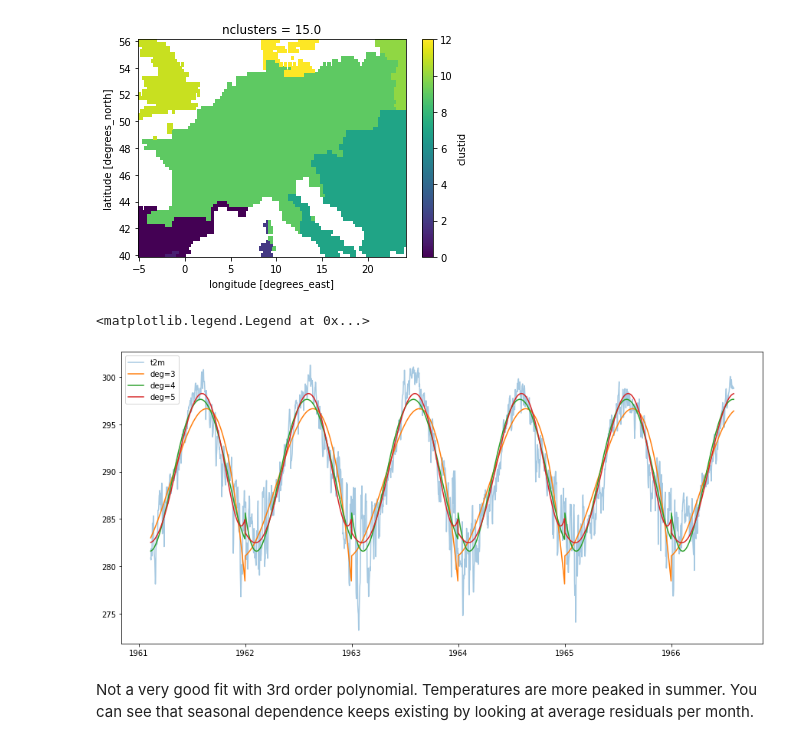
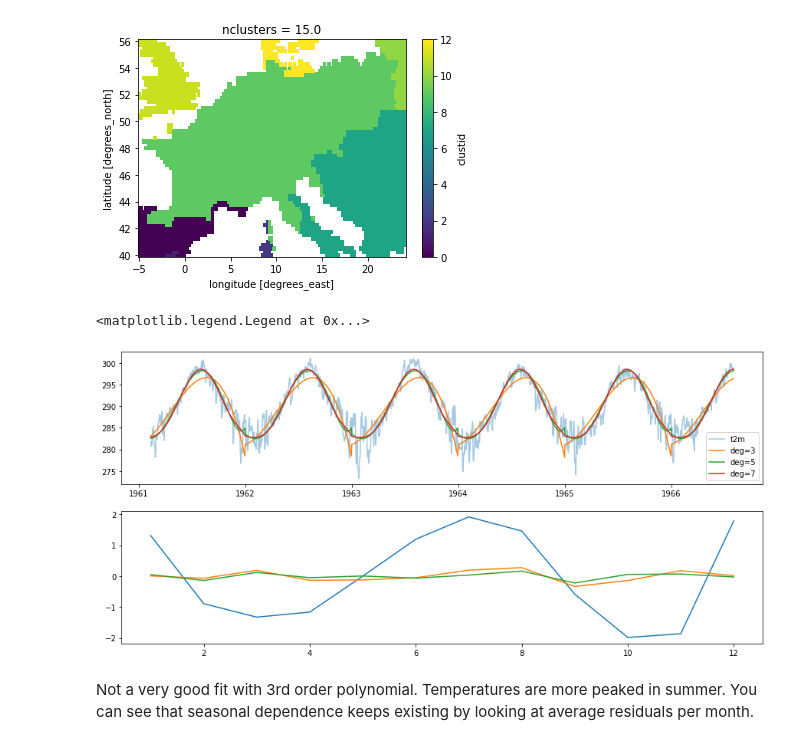
Before and after one commit to chiemvs/telegates, a Jupyter notebook: Explore.ipynb, the cells around one changed output. Drawn from its saved outputs; the diff is of its cells as text; code cells hidden in the pictures.

```diff
--- a/Explore.ipynb
+++ b/Explore.ipynb
@@ -162,7 +72,7 @@ detrended[:,latidx,lonidx].rolling({'time':31}, center = True).mean()[start:].pl
 # %%
 # Region cold2 seems to have most seasonal cycle.
 fig, axes = plt.subplots(nrows = 2, figsize = (10,8))
-for degree in [3,4,5,6,7]:
+for degree in [3,5,7]:
     #for key,field in components.items():
     key = 'c2'
     field = cold2
@@ -185,7 +95,7 @@ olr = xr.open_dataarray(eradir / 'olr_tropics.nc')
 # %%
 fig, axes = plt.subplots(nrows = 2, figsize = (10,8))
 field = olr[:,-30:,:100]
-for degree in [3,4]:
+for degree in [3,4,7]:
     ds, polyval = deseasonalize(field, per_year=False, return_polyval=True, degree = degree)
     spat = spatial_mean(ds)
     cycle = spat.groupby(spat.time.dt.month).mean()
@@ -220,12 +112,10 @@ def makeindex(deseason = True, remove_interannual = True, timeagg: int = None):
 # %%
-index = makeindex(deseason=False, remove_interannual=False)
-index2 = makeindex(deseason = True, remove_interannual=False)
-index3 = makeindex(deseason = True, remove_interannual=False, timeagg = 21)
-index4 = makeindex(deseason = True, remove_interannual=True)
-indices = {'1d_seas_inter':index,
-           '1d_deseas_inter':index2,
-           '21d_deseas_inter':index3,
-           '1d_deseas_deinter':index4,
+index2 = makeindex(deseason = True, remove_interannual=False, degree = 4)
+index3 = makeindex(deseason = True, remove_interannual=False, timeagg = 21, degree = 4)
+index4 = makeindex(deseason = True, remove_interannual=False, timeagg = 21, degree = 7)
+indices = {'1d_deseas_d4':index2,
+           '21d_deseas_d4':index3,
+           '21d_deseas_d7':index4,
           }
 # %% [markdown]
 Annual means not always meaningful. Big seasonal differences in the index. This need not result from remaining seasonality in the patches themselves.
@@ -432,8 +306,6 @@ subdomainlats = slice(40,56)
 subdomainlons = slice(-5,24)
 t2m = xr.open_dataarray(eradir / 't2m_europe.nc').sel(latitude = subdomainlats, longitude = subdomainlons)
 clusterfield = xr.open_dataarray('/scistor/ivm/jsn295/clusters/t2m-q095.nc').sel(nclusters = 15, latitude = subdomainlats, longitude = subdomainlons)
-# %%
-t2manom, polyval = deseasonalize(t2m,per_year=False, return_polyval=True, degree = 3)
 # %%
 clusterfield.plot()
 # %% [output]
@@ -446,14 +314,16 @@ t2manom3, polyval3 = deseasonalize(t2m,per_year=False, return_polyval=True, degr
 # %%
-timeslice = slice(4000,6000) # indices
-#timeslice = slice(14000,20000) # indices
-fig, ax = plt.subplots( figsize = (15,7))
-ax.plot(t2m[timeslice,0,-1].time, t2m[timeslice,0,-1].values, label = 't2m', alpha = 0.4)
-ax.plot(t2m[timeslice,0,-1].time, polyval[timeslice,0,-1].values, label = 'deg=3')
-ax.plot(t2m[timeslice,0,-1].time, polyval2[timeslice,0,-1].values, label = 'deg=4')
-ax.plot(t2m[timeslice,0,-1].time, polyval3[timeslice,0,-1].values, label = 'deg=5')
-ax.legend()
+timeslice = slice(4000,6000)
+fig, axes = plt.subplots(nrows = 2, figsize = (15,7))
+axes[0].plot(t2m[timeslice,0,-1].time, t2m[timeslice,0,-1].values, label = 't2m', alpha = 0.4)
+for degree in [3,5,7]:
+    t2manom, polyval = deseasonalize(t2m,per_year=False, return_polyval=True, degree = degree)
+    line = axes[0].plot(t2m[timeslice,0,-1].time, polyval[timeslice,0,-1].values, label = f'deg={degree}')
+    m = spatial_mean(t2manom)
+    s = m.groupby(m.time.dt.month).mean()
+    axes[1].plot(s.month, s.values, label = f'deg={degree}')
+axes[0].legend()
 # %% [output]
 <matplotlib.legend.Legend at 0x...>
-[figure, old version]
+[figure, new version]
 # %% [markdown]
 Not a very good fit with 3rd order polynomial. Temperatures are more peaked in summer. You can see that seasonal dependence keeps existing by looking at average residuals per month.
```
Also changed, not shown: parts of 45 cells of this notebook, 7 other files.
